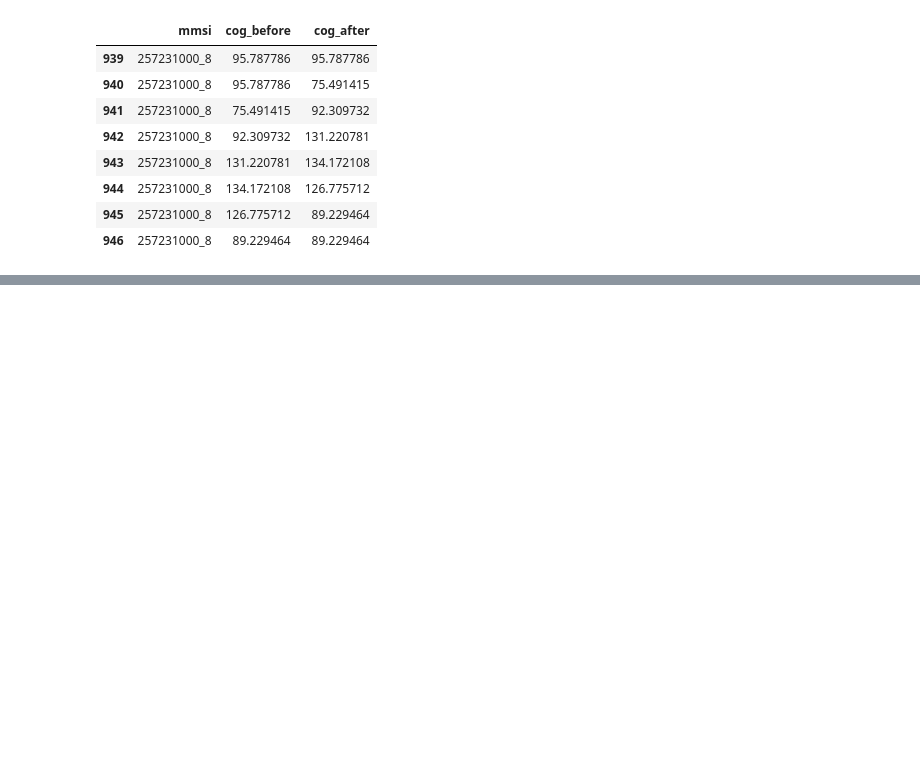
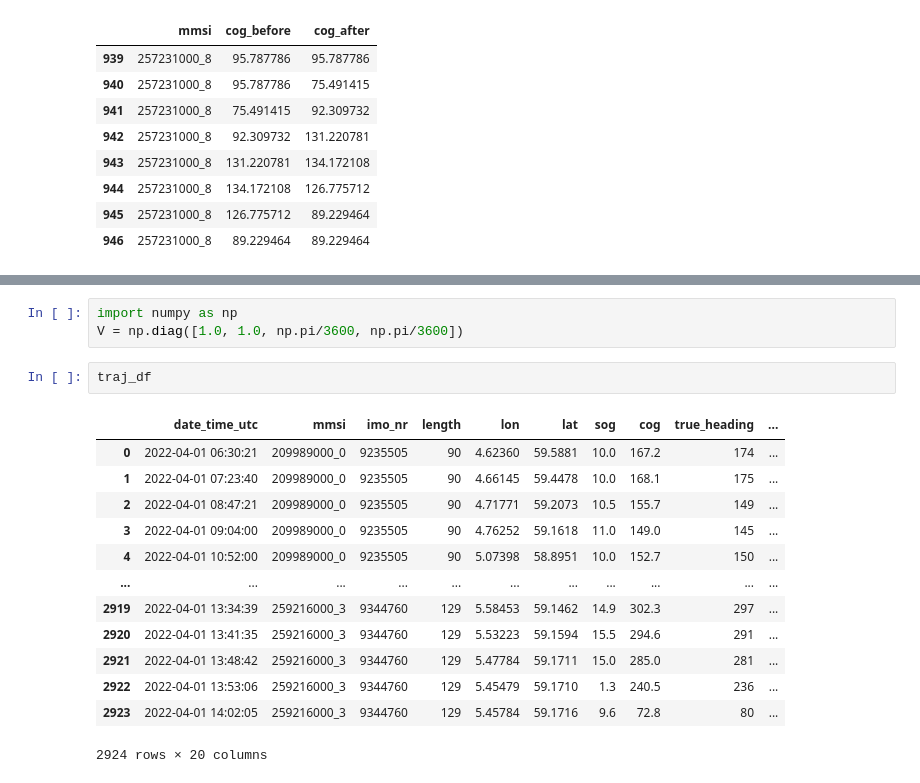
Before and after one commit to vhffm/maritime_route_prediction, a Jupyter notebook: src/models/sandbox.ipynb, the cells around one changed output, grey strips where cells are left out. Saved outputs shown, nothing was run; the diff lists cells and outputs as text; blank space fills up the shorter version.

```diff
--- a/src/models/sandbox.ipynb
+++ b/src/models/sandbox.ipynb
@@ -84,3 +84,22 @@ if detailed_plot:
 map
 # %% [output]
 [interactive output not drawn]
+# %%
+import numpy as np
+V = np.diag([1.0, 1.0, np.pi/3600, np.pi/3600])
+# %%
+traj_df
+# %% [output]
+|  | date_time_utc | mmsi | imo_nr | length | lon | lat | sog | cog | true_heading | ... |
+| 0 | 2022-04-01 06:30:21 | 209989000_0 | 9235505 | 90 | 4.62360 | 59.5881 | 10.0 | 167.2 | 174 | ... |
+| 1 | 2022-04-01 07:23:40 | 209989000_0 | 9235505 | 90 | 4.66145 | 59.4478 | 10.0 | 168.1 | 175 | ... |
+| 2 | 2022-04-01 08:47:21 | 209989000_0 | 9235505 | 90 | 4.71771 | 59.2073 | 10.5 | 155.7 | 149 | ... |
+| 3 | 2022-04-01 09:04:00 | 209989000_0 | 9235505 | 90 | 4.76252 | 59.1618 | 11.0 | 149.0 | 145 | ... |
+| 4 | 2022-04-01 10:52:00 | 209989000_0 | 9235505 | 90 | 5.07398 | 58.8951 | 10.0 | 152.7 | 150 | ... |
+| ... | ... | ... | ... | ... | ... | ... | ... | ... | ... | ... |
+| 2919 | 2022-04-01 13:34:39 | 259216000_3 | 9344760 | 129 | 5.58453 | 59.1462 | 14.9 | 302.3 | 297 | ... |
+| 2920 | 2022-04-01 13:41:35 | 259216000_3 | 9344760 | 129 | 5.53223 | 59.1594 | 15.5 | 294.6 | 291 | ... |
+| 2921 | 2022-04-01 13:48:42 | 259216000_3 | 9344760 | 129 | 5.47784 | 59.1711 | 15.0 | 285.0 | 281 | ... |
+| 2922 | 2022-04-01 13:53:06 | 259216000_3 | 9344760 | 129 | 5.45479 | 59.1710 | 1.3 | 240.5 | 236 | ... |
+| 2923 | 2022-04-01 14:02:05 | 259216000_3 | 9344760 | 129 | 5.45784 | 59.1716 | 9.6 | 72.8 | 80 | ... |
+2924 rows × 20 columns
```
Also changed, not shown: parts of 3 cells of this notebook, 2 other files.
